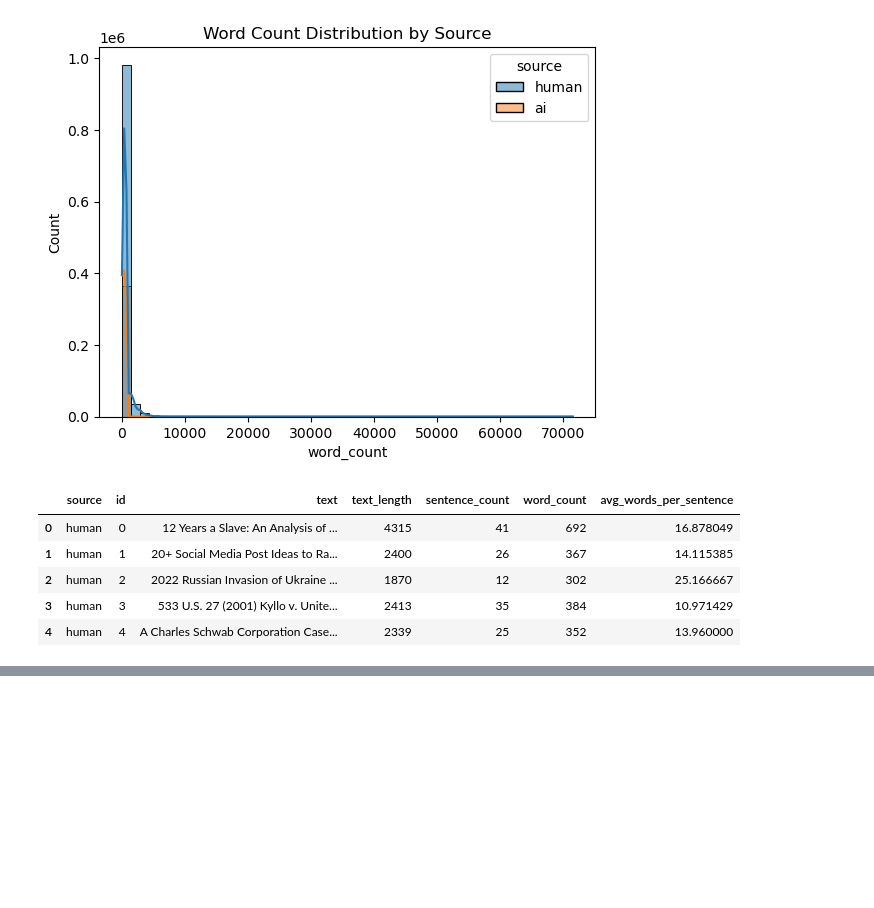
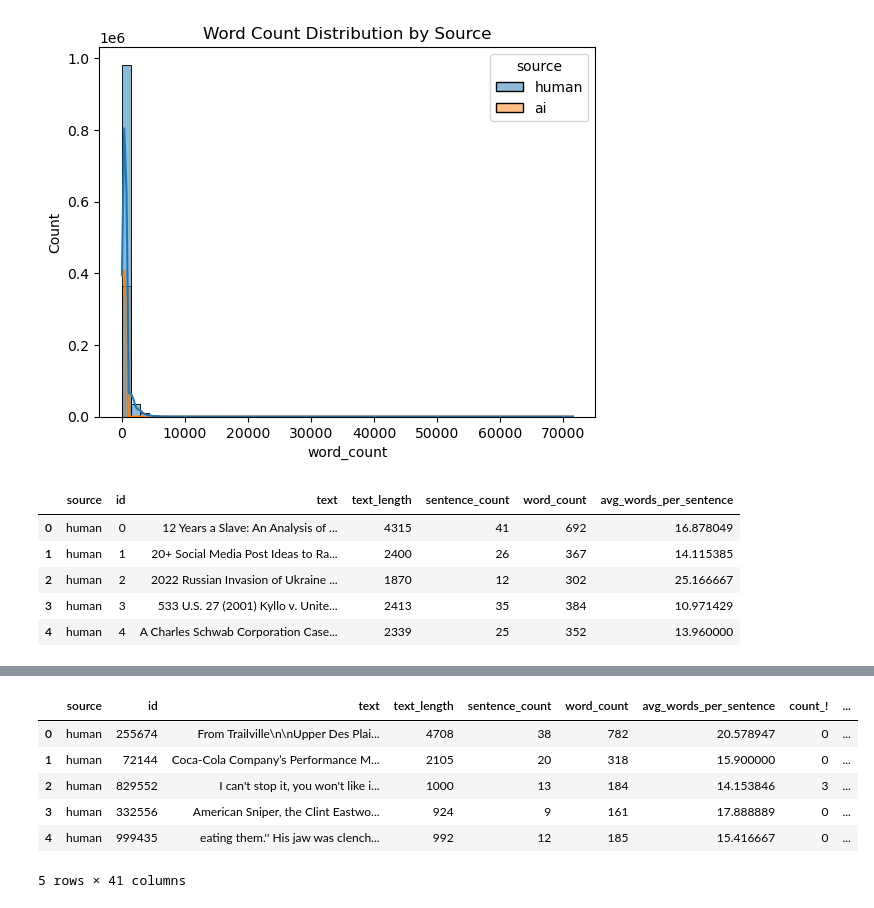
Before and after one commit to Dolev-Rapaport/ai_detection, a Jupyter notebook: main_notebook.ipynb, the cells around one changed output, grey strips where cells are left out. Saved outputs shown, nothing was run; the diff lists cells and outputs as text; code cells hidden in the pictures; blank space fills up the shorter version.

```diff
--- a/main_notebook.ipynb
+++ b/main_notebook.ipynb
@@ -176,0 +256,11 @@ df.head()
+# %%
+balanced_df["unique_ratio"] = balanced_df["text"].apply(lambda x: len(set(x.split())) / len(x.split()) if len(x.split()) > 0 else 0)
+balanced_df.head()
+# %% [output]
+|  | source | id | text | text_length | sentence_count | word_count | avg_words_per_sentence | count_! | ... |
+| 0 | human | 255674 | From Trailville\n\nUpper Des Plai... | 4708 | 38 | 782 | 20.578947 | 0 | ... |
+| 1 | human | 72144 | Coca-Cola Company’s Performance M... | 2105 | 20 | 318 | 15.900000 | 0 | ... |
+| 2 | human | 829552 | I can't stop it, you won't like i... | 1000 | 13 | 184 | 14.153846 | 3 | ... |
+| 3 | human | 332556 | American Sniper, the Clint Eastwo... | 924 | 9 | 161 | 17.888889 | 0 | ... |
+| 4 | human | 999435 | eating them.'' His jaw was clench... | 992 | 12 | 185 | 15.416667 | 0 | ... |
+5 rows × 41 columns
```
Also changed, not shown: parts of 9 cells of this notebook.
